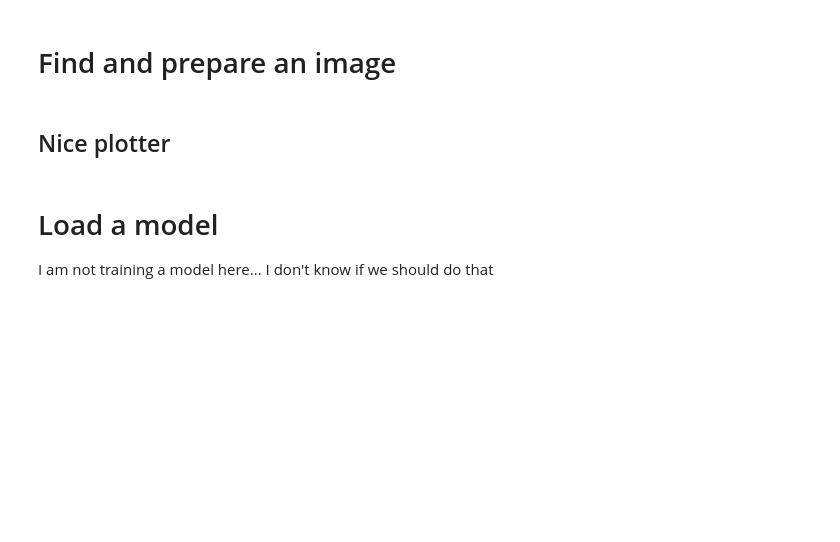
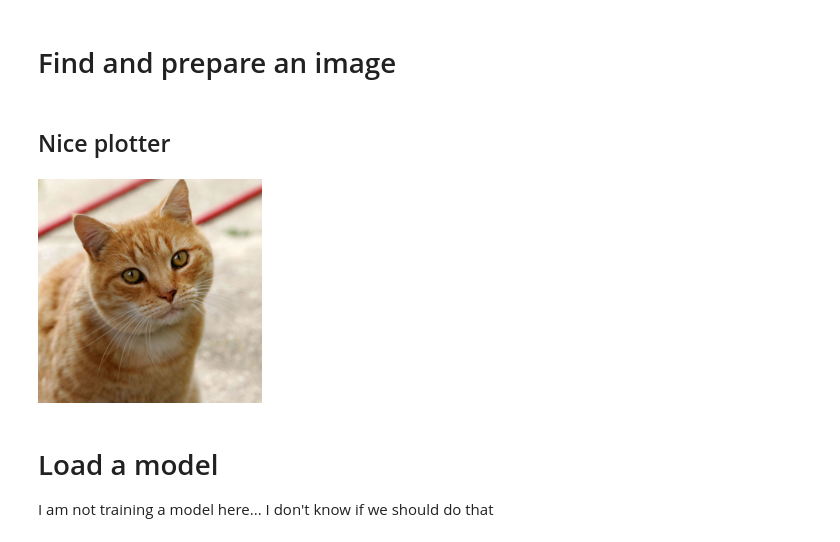
Before and after one commit to Stellakats/Adversarial_Attacks, a Jupyter notebook: Attack.ipynb, the cells around one changed output. Saved outputs shown, nothing was run; the diff lists cells and outputs as text; code cells hidden in the pictures; blank space fills up the shorter version.

```diff
--- a/Attack.ipynb
+++ b/Attack.ipynb
@@ -167,6 +167,10 @@ def plotter(image, adverserial, model_with_probability):
     diff = np.transpose(adverserial_image - origial_image, (1,2,0))
     plt.imshow(diff + 0.5)
     plt.show()
+# %%
+img
+# %% [output]
+[figure, added]
 # %% [markdown]
 # Load a model
 
```
Also changed, not shown: parts of 11 cells of this notebook.
